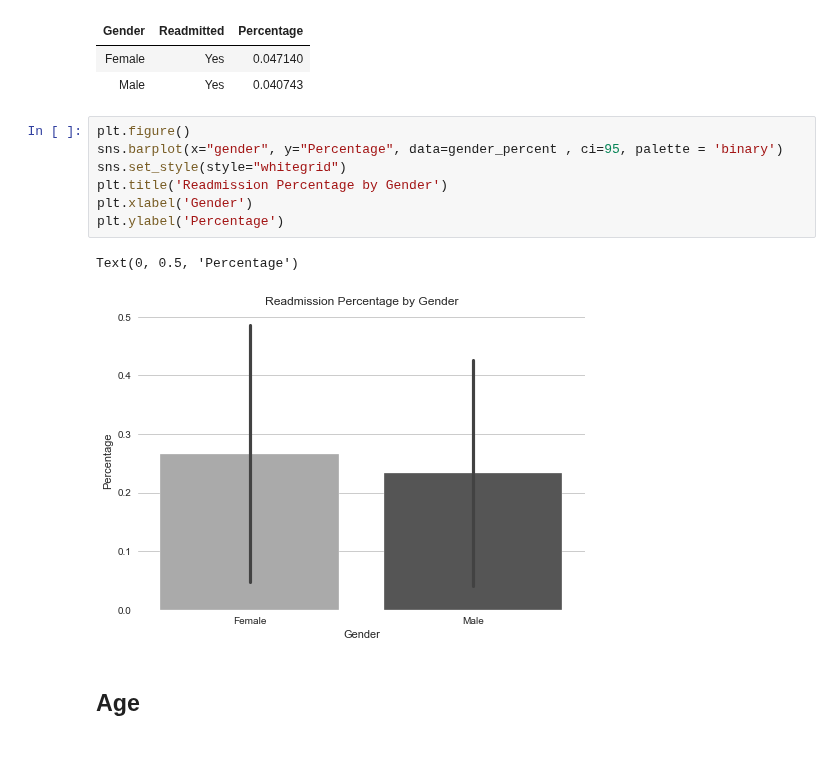
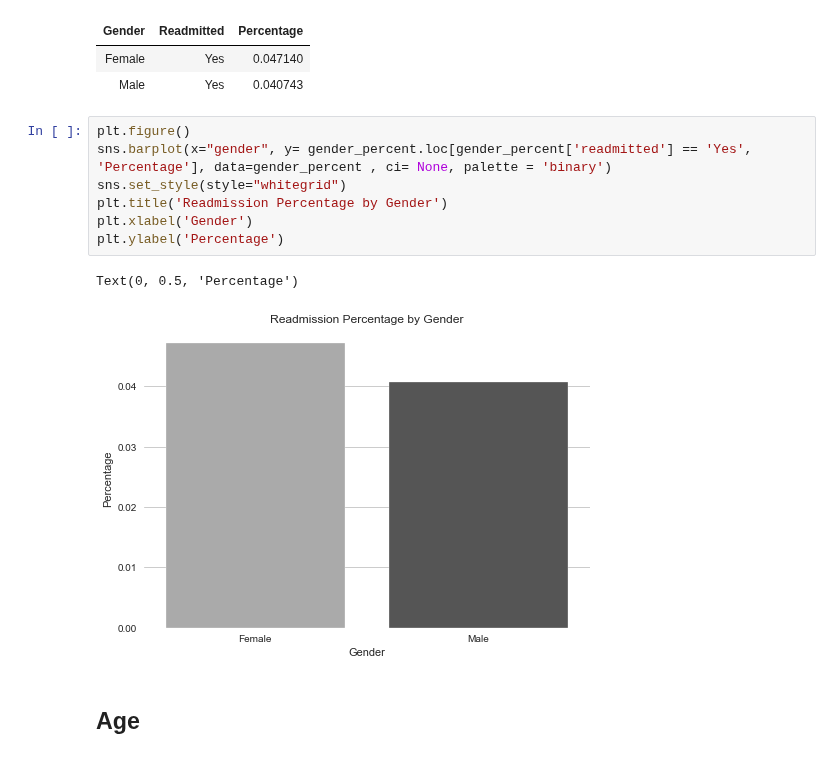
Before and after one commit to sagarwala12/HRRP, a Jupyter notebook: Visualizations_Final.ipynb, the cells around one changed output. Drawn from its saved outputs; the diff is of its cells as text.

Commit message:
Update charts

```diff
--- a/Visualizations_Final.ipynb
+++ b/Visualizations_Final.ipynb
@@ -284,14 +284,14 @@ gender_percentxs.style.hide_index()
 | Male | Yes | 0.040743 |
 # %%
 plt.figure()
-sns.barplot(x="gender", y="Percentage", data=gender_percent , ci=95, palette = 'binary')
+sns.barplot(x="gender", y= gender_percent.loc[gender_percent['readmitted'] == 'Yes', 'Percentage'], data=gender_percent , ci= None, palette = 'binary')
 sns.set_style(style="whitegrid")
 plt.title('Readmission Percentage by Gender')
 plt.xlabel('Gender')
 plt.ylabel('Percentage')
 # %% [output]
 Text(0, 0.5, 'Percentage')
-[figure, old version]
+[figure, new version]
 # %% [markdown]
 ## Age
 # %%
```
Also changed, not shown: parts of 5 cells of this notebook.
